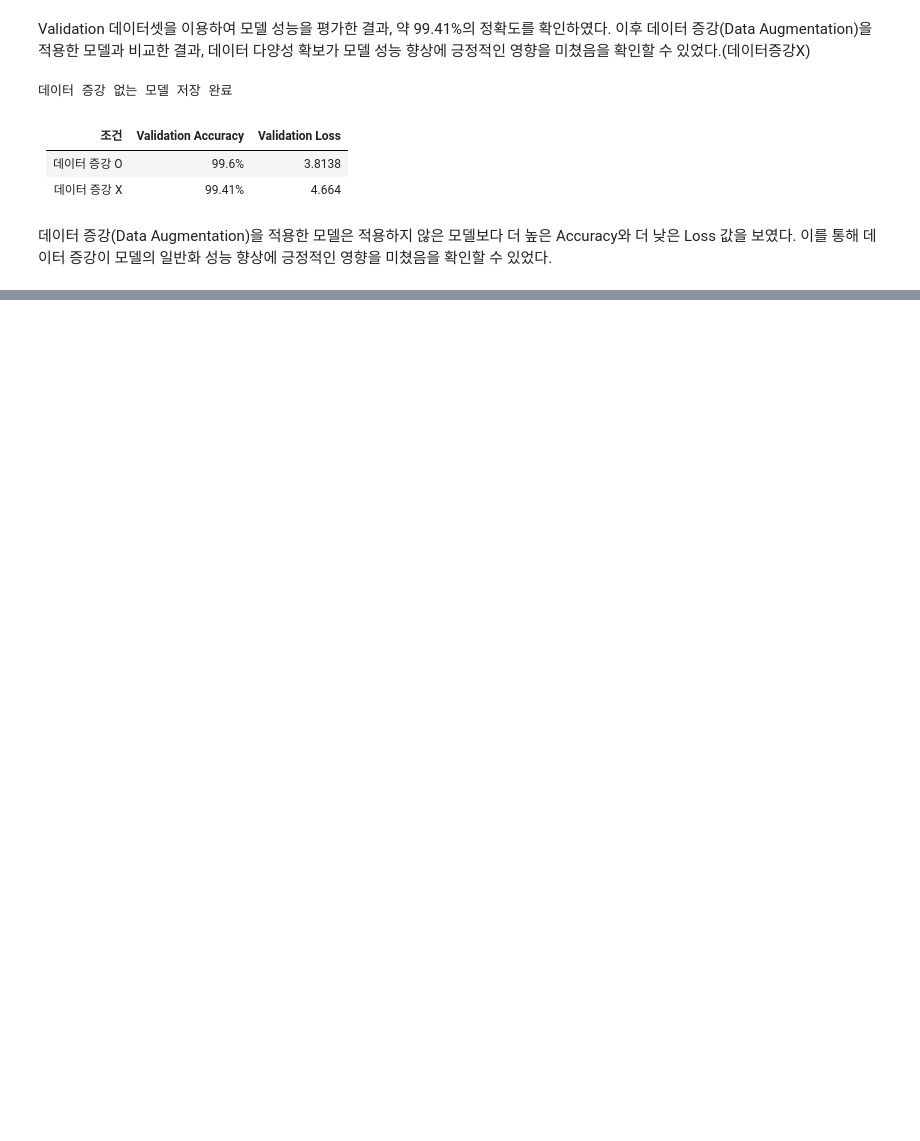
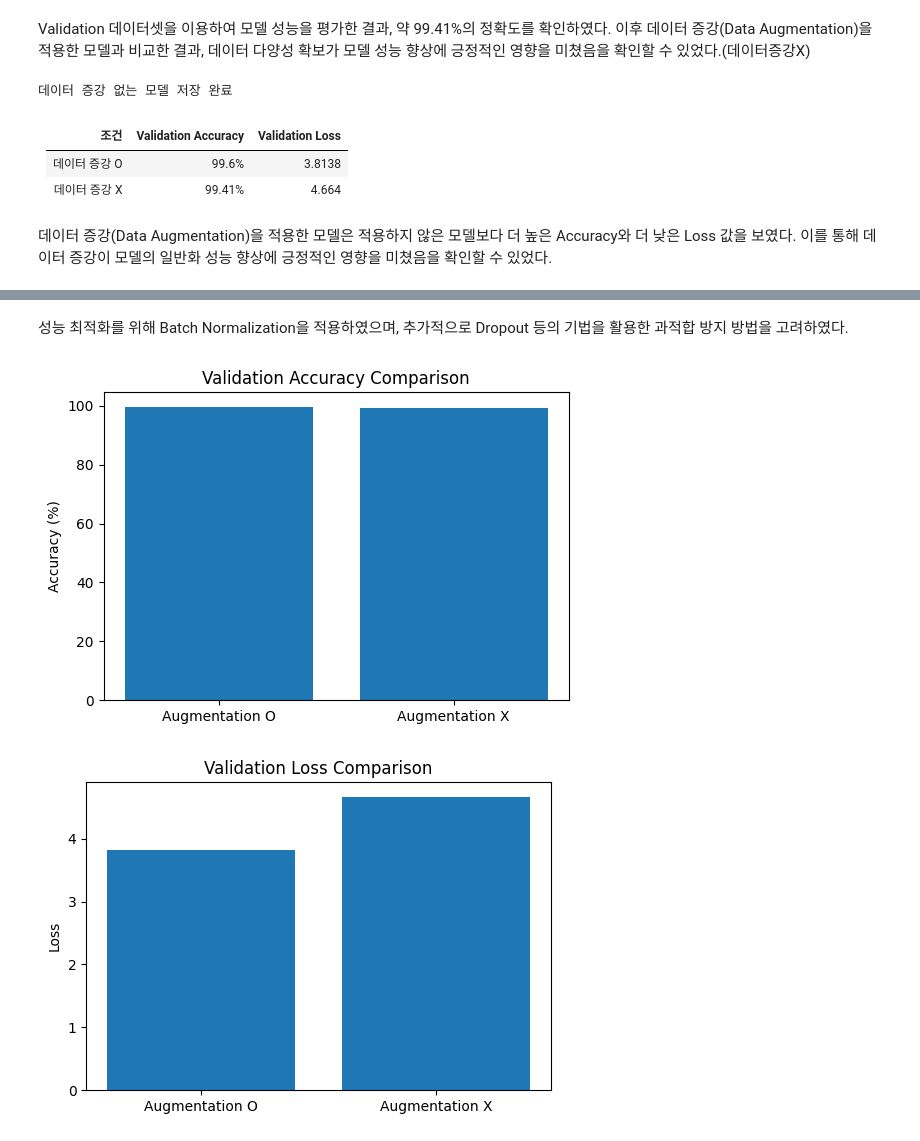
Before and after one commit to kjs444642-alt/deep-learning-project, a Jupyter notebook: 기말과제.ipynb, the cells around one changed output, grey strips where cells are left out. Saved outputs shown, nothing was run; the diff lists cells and outputs as text; code cells hidden in the pictures; blank space fills up the shorter version.

```diff
--- a/기말과제.ipynb
+++ b/기말과제.ipynb
@@ -609,0 +654,37 @@ print("데이터 증강 없는 모델 저장 완료")
+# %% [markdown]
+성능 최적화를 위해 Batch Normalization을 적용하였으며, 추가적으로 Dropout 등의 기법을 활용한 과적합 방지 방법을 고려하였다.
+# %%
+# =========================
+# 데이터 증강 비교 그래프
+# =========================
+
+import matplotlib.pyplot as plt
+
+models = ['Augmentation O', 'Augmentation X']
+
+accuracy = [99.6, 99.41]
+
+loss = [3.8138, 4.664]
+
+# Accuracy 비교
+plt.figure(figsize=(6,4))
+
+plt.bar(models, accuracy)
+
+plt.title("Validation Accuracy Comparison")
+plt.ylabel("Accuracy (%)")
+
+plt.show()
+
+# Loss 비교
+plt.figure(figsize=(6,4))
+
+plt.bar(models, loss)
+
+plt.title("Validation Loss Comparison")
+plt.ylabel("Loss")
+
+plt.show()
+# %% [output]
+[figure, added]
+[figure, added]
```
Also changed, not shown: parts of 17 cells of this notebook.
